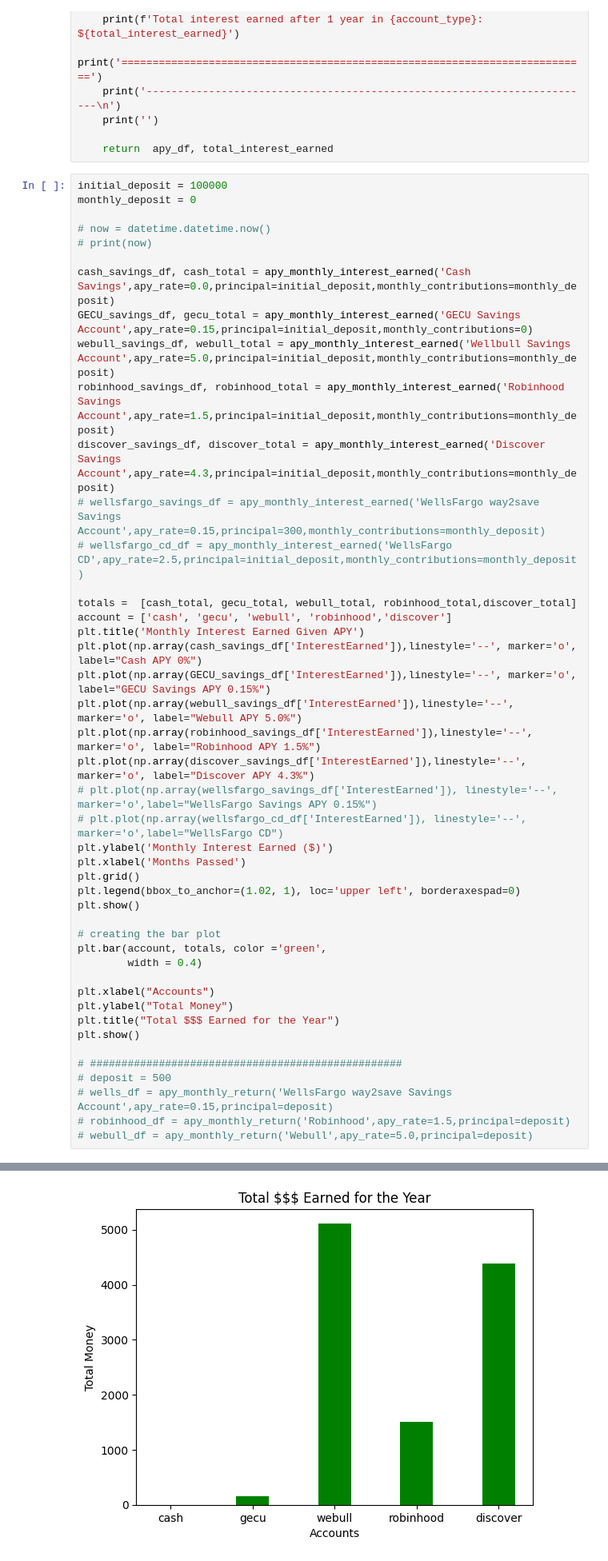
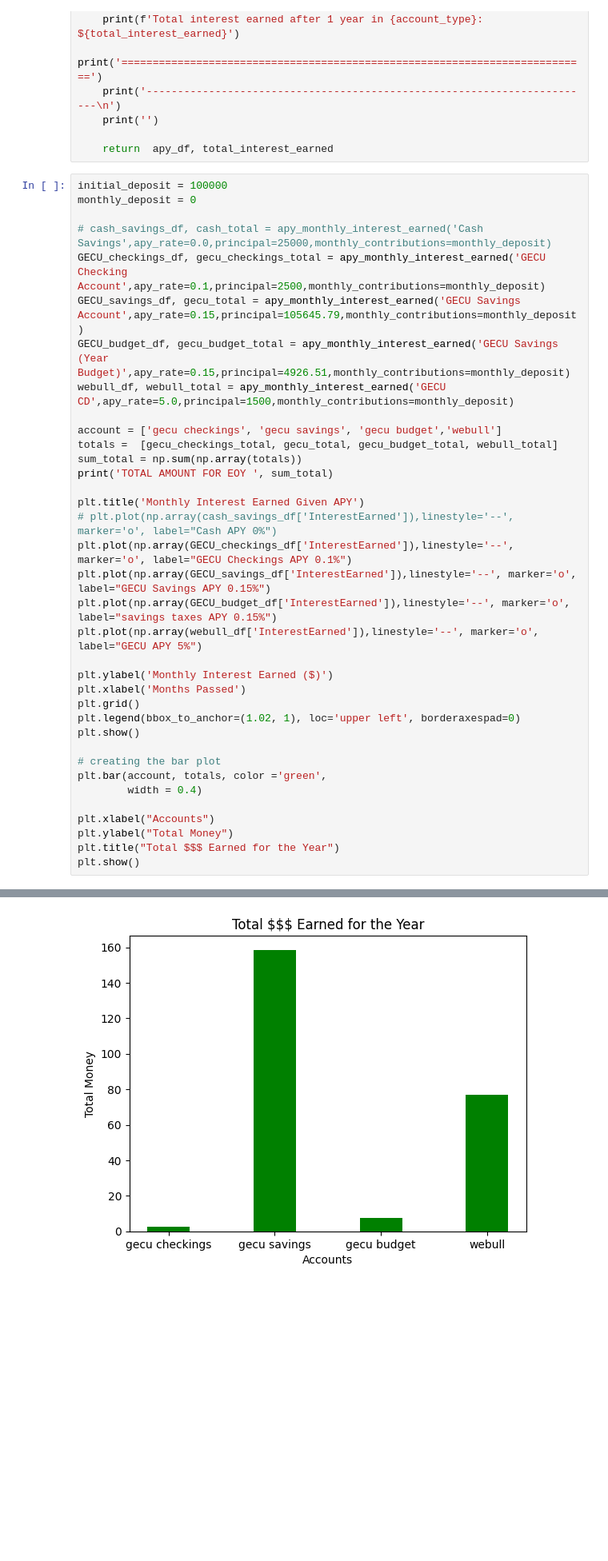
Before and after one commit to AdhocSteve/AutomatedTradingSystem, a Jupyter notebook: 01-APY copy.ipynb, the cells around one changed output, grey strips where cells are left out. Shown at 80% size. Saved outputs shown, nothing was run; the diff lists cells and outputs as text; blank space fills up the shorter version.

```diff
--- a/01-APY copy.ipynb
+++ b/01-APY copy.ipynb
@@ -56,27 +56,24 @@ def apy_monthly_interest_earned(account_type,apy_rate,principal,monthly_contribu
 initial_deposit = 100000
 monthly_deposit = 0
 
-# now = datetime.datetime.now()
-# print(now)
+# cash_savings_df, cash_total = apy_monthly_interest_earned('Cash Savings',apy_rate=0.0,principal=25000,monthly_contributions=monthly_deposit)
+GECU_checkings_df, gecu_checkings_total = apy_monthly_interest_earned('GECU Checking Account',apy_rate=0.1,principal=2500,monthly_contributions=monthly_deposit)
+GECU_savings_df, gecu_total = apy_monthly_interest_earned('GECU Savings Account',apy_rate=0.15,principal=105645.79,monthly_contributions=monthly_deposit)
+GECU_budget_df, gecu_budget_total = apy_monthly_interest_earned('GECU Savings (Year Budget)',apy_rate=0.15,principal=4926.51,monthly_contributions=monthly_deposit)
+webull_df, webull_total = apy_monthly_interest_earned('GECU CD',apy_rate=5.0,principal=1500,monthly_contributions=monthly_deposit)
 
-cash_savings_df, cash_total = apy_monthly_interest_earned('Cash Savings',apy_rate=0.0,principal=initial_deposit,monthly_contributions=monthly_deposit)
-GECU_savings_df, gecu_total = apy_monthly_interest_earned('GECU Savings Account',apy_rate=0.15,principal=initial_deposit,monthly_contributions=0)
-webull_savings_df, webull_total = apy_monthly_interest_earned('Wellbull Savings Account',apy_rate=5.0,principal=initial_deposit,monthly_contributions=monthly_deposit)
-robinhood_savings_df, robinhood_total = apy_monthly_interest_earned('Robinhood Savings Account',apy_rate=1.5,principal=initial_deposit,monthly_contributions=monthly_deposit)
-discover_savings_df, discover_total = apy_monthly_interest_earned('Discover Savings Account',apy_rate=4.3,principal=initial_deposit,monthly_contributions=monthly_deposit)
-# wellsfargo_savings_df = apy_monthly_interest_earned('WellsFargo way2save Savings Account',apy_rate=0.15,principal=300,monthly_contributions=monthly_deposit)
-# wellsfargo_cd_df = apy_monthly_interest_earned('WellsFargo CD',apy_rate=2.5,principal=initial_deposit,monthly_contributions=monthly_deposit)
+account = ['gecu checkings', 'gecu savings', 'gecu budget','webull']
+totals =  [gecu_checkings_total, gecu_total, gecu_budget_total, webull_total]
+sum_total = np.sum(np.array(totals))
+print('TOTAL AMOUNT FOR EOY ', sum_total)
 
-totals =  [cash_total, gecu_total, webull_total, robinhood_total,discover_total]
-account = ['cash', 'gecu', 'webull', 'robinhood','discover']
 plt.title('Monthly Interest Earned Given APY')
-plt.plot(np.array(cash_savings_df['InterestEarned']),linestyle='--', marker='o', label="Cash APY 0%")
+# plt.plot(np.array(cash_savings_df['InterestEarned']),linestyle='--', marker='o', label="Cash APY 0%")
+plt.plot(np.array(GECU_checkings_df['InterestEarned']),linestyle='--', marker='o', label="GECU Checkings APY 0.1%")
 plt.plot(np.array(GECU_savings_df['InterestEarned']),linestyle='--', marker='o', label="GECU Savings APY 0.15%")
-plt.plot(np.array(webull_savings_df['InterestEarned']),linestyle='--', marker='o', label="Webull APY 5.0%")
-plt.plot(np.array(robinhood_savings_df['InterestEarned']),linestyle='--', marker='o', label="Robinhood APY 1.5%")
-plt.plot(np.array(discover_savings_df['InterestEarned']),linestyle='--', marker='o', label="Discover APY 4.3%")
-# plt.plot(np.array(wellsfargo_savings_df['InterestEarned']), linestyle='--', marker='o',label="WellsFargo Savings APY 0.15%")
-# plt.plot(np.array(wellsfargo_cd_df['InterestEarned']), linestyle='--', marker='o',label="WellsFargo CD")
+plt.plot(np.array(GECU_budget_df['InterestEarned']),linestyle='--', marker='o', label="savings taxes APY 0.15%")
+plt.plot(np.array(webull_df['InterestEarned']),linestyle='--', marker='o', label="GECU APY 5%")
+
 plt.ylabel('Monthly Interest Earned ($)')
 plt.xlabel('Months Passed')
 plt.grid()
@@ -91,10 +88,4 @@ plt.xlabel("Accounts")
 plt.ylabel("Total Money")
 plt.title("Total $$$ Earned for the Year")
 plt.show()
-
-# ##################################################
-# deposit = 500
-# wells_df = apy_monthly_return('WellsFargo way2save Savings Account',apy_rate=0.15,principal=deposit)
-# robinhood_df = apy_monthly_return('Robinhood',apy_rate=1.5,principal=deposit)
-# webull_df = apy_monthly_return('Webull',apy_rate=5.0,principal=deposit)
 # %% [output]
@@ -119 +110 @@ Total interest earned after 1 year in Discover Savings Account: $4385.78
-[figure, old version]
+[figure, new version]
```
Also changed, not shown: parts of 1 cell of this notebook.
